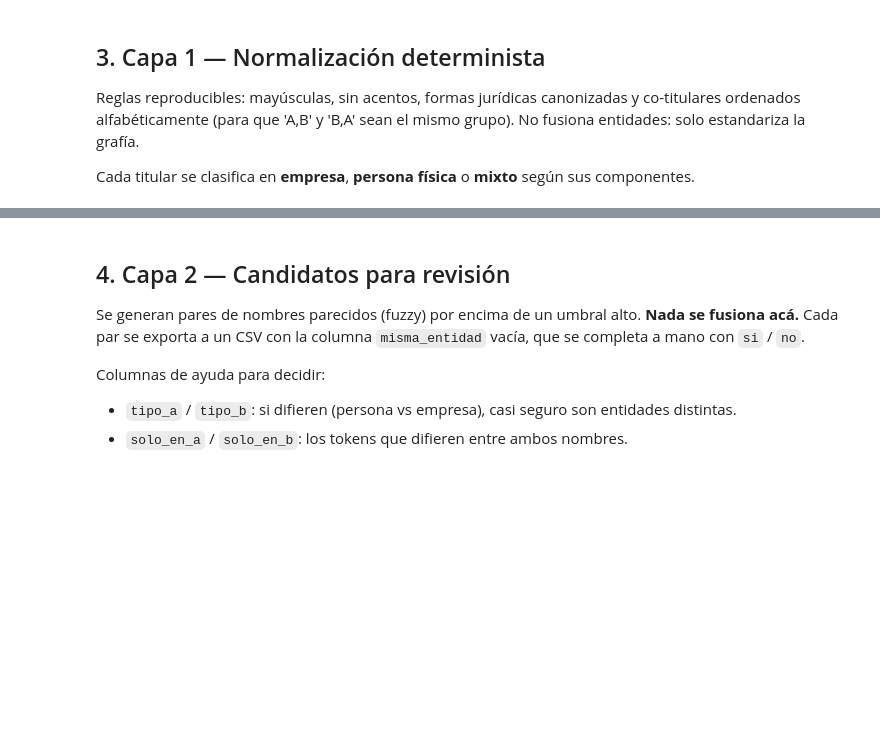
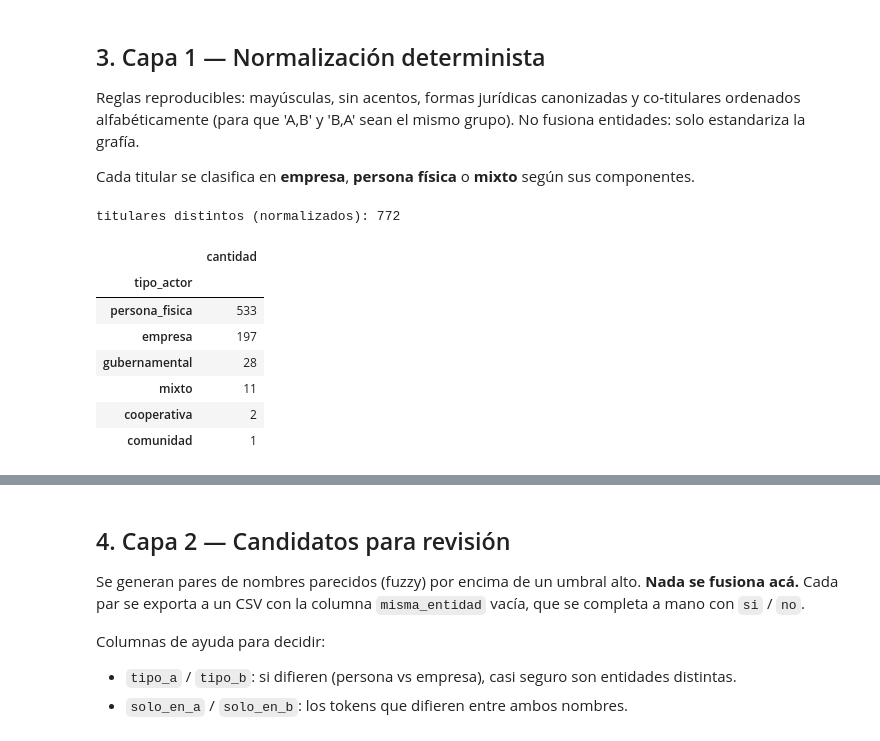
Before and after one commit to Camilamop/catastro-minero-salta-mining-registry-salta, a Jupyter notebook: notebooks/02_Normalizacion_Titulares.ipynb, the cells around one changed output, grey strips where cells are left out. Cells and saved outputs as stored; diff of their text form; code cells hidden in the pictures; blank space fills up the shorter version.

```diff
--- a/notebooks/02_Normalizacion_Titulares.ipynb
+++ b/notebooks/02_Normalizacion_Titulares.ipynb
@@ -125,33 +135,49 @@ def _token(s):
 def normalizar_titular(s):
     if pd.isna(s):
         return s
     partes = sorted(p for p in (_token(x) for x in str(s).split(',')) if p)
     return ','.join(partes)
 
 def tipo_actor(s):
     if pd.isna(s) or s == '':
         return 'sin_dato'
     subs = [x for x in str(s).split(',') if x]
+    if any(p.startswith('MUNICIPALIDAD') or p.startswith('SECRETARIA') for p in subs):
+        return 'gubernamental'
+    if any('COMUNIDAD' in p for p in subs):
+        return 'comunidad'
+    if any('COOPERATIVA' in p for p in subs):
+        return 'cooperativa'
     flags = [any(tok in FORMAS_SET for tok in sub.split()) for sub in subs]
     if all(flags):
         return 'empresa'
     if not any(flags):
         return 'persona_fisica'
     return 'mixto'
 
 titulares_raw['titular_norm'] = titulares_raw['concesiona'].map(normalizar_titular)
 
 titulares = (
     titulares_raw.groupby('titular_norm')
     .agg(n_registros=('titular_norm', 'size'),
          superficie_ha=('area_ha', 'sum'),
          ejemplo_original=('concesiona', 'first'))
     .reset_index()
 )
 titulares['tipo_actor'] = titulares['titular_norm'].map(tipo_actor)
 
 print("titulares distintos (normalizados):", len(titulares))
 display(titulares['tipo_actor'].value_counts().rename('cantidad').to_frame())
+# %% [output]
+titulares distintos (normalizados): 772
+|  | cantidad |
+| tipo_actor |  |
+| persona_fisica | 533 |
+| empresa | 197 |
+| gubernamental | 28 |
+| mixto | 11 |
+| cooperativa | 2 |
+| comunidad | 1 |
 # %%
 #@title
 # Gráfico 1: Distribución de titulares por tipo de actor
```
Also changed, not shown: parts of 11 cells of this notebook, 1 other file.
